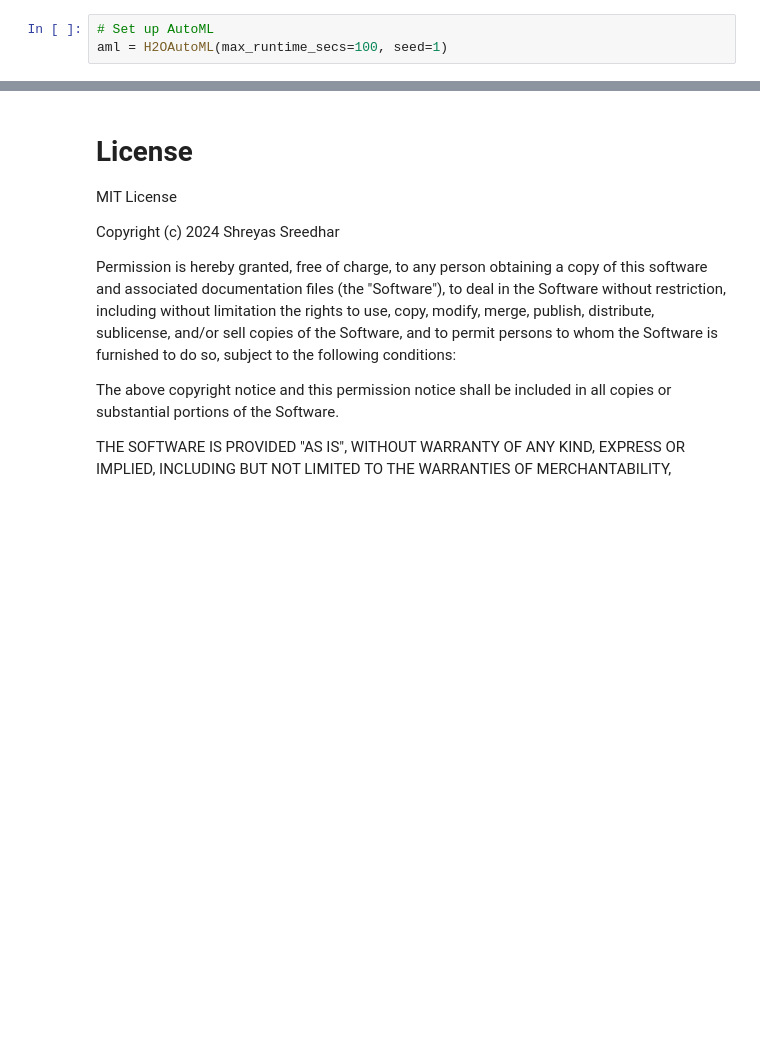
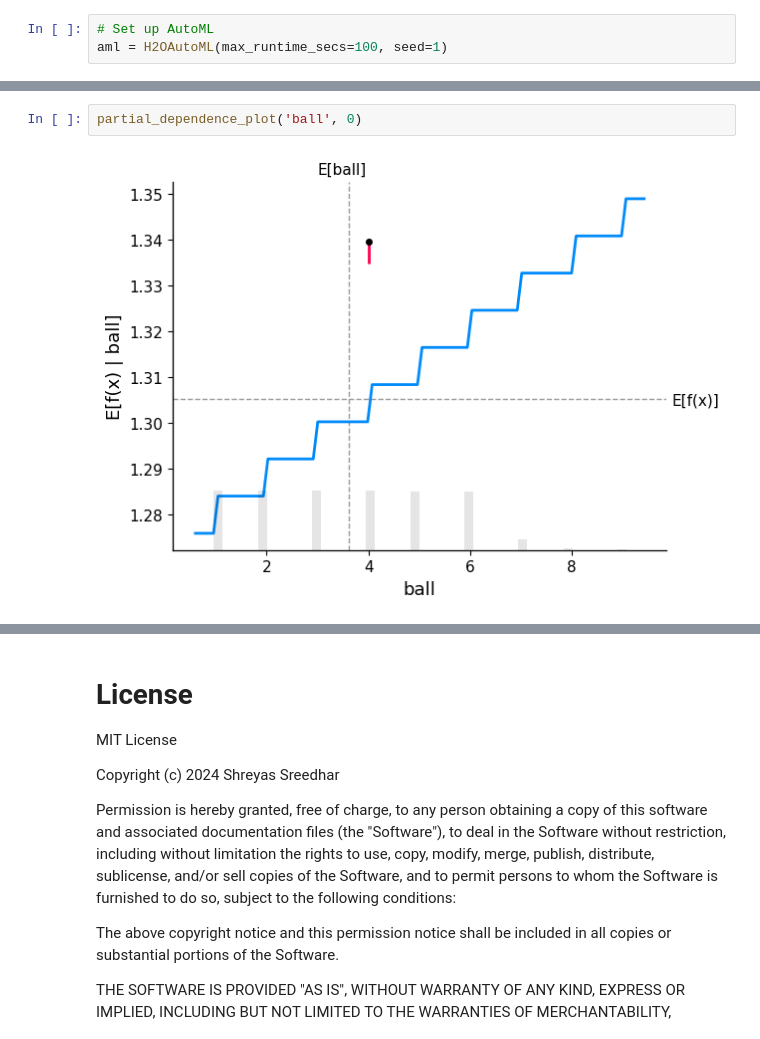
Before and after one commit to shreyas-sreedhar/ipl-data-analysis, a Jupyter notebook: DSETM_Assignment_3.ipynb, the cells around one changed output, grey strips where cells are left out. Drawn from its saved outputs; the diff is of its cells as text; blank space fills up the shorter version.

```diff
--- a/DSETM_Assignment_3.ipynb
+++ b/DSETM_Assignment_3.ipynb
@@ -526,0 +593,4 @@ shap.summary_plot(shap_values, X, plot_type="bar")
+# %%
+partial_dependence_plot('ball', 0)
+# %% [output]
+[figure, added]
```
Also changed, not shown: parts of 38 cells of this notebook.
